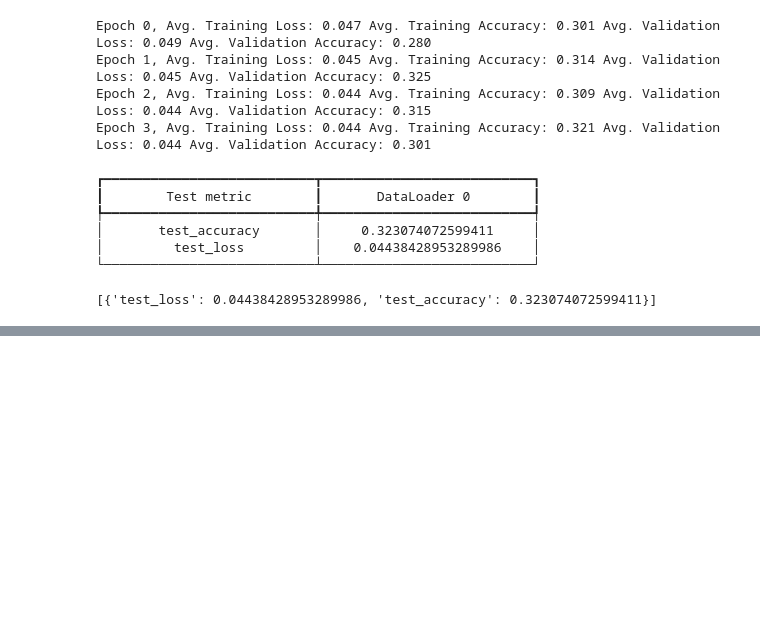
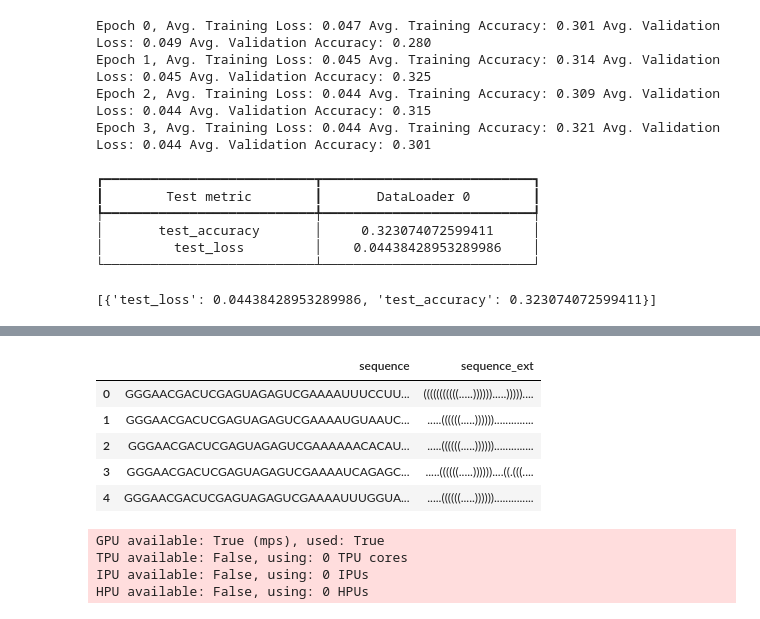
Before and after one commit to dkqp/Kaggle, a Jupyter notebook: notebooks/rna_folding.ipynb, the cells around one changed output, grey strips where cells are left out. Cells and saved outputs as stored; diff of their text form; code cells hidden in the pictures; blank space fills up the shorter version.

```diff
--- a/notebooks/rna_folding.ipynb
+++ b/notebooks/rna_folding.ipynb
@@ -305,0 +377,79 @@ Epoch 3, Avg. Training Loss: 90.083 Avg. Validation Loss: 90.189
+# %%
+test_extracted_pd = pd.read_csv(TEST_DATA_EXT_PATH)
+test_extracted_pd.head()
+# %% [output]
+|  | sequence | sequence_ext |
+| 0 | GGGAACGACUCGAGUAGAGUCGAAAAUUUCCUU... | (((((((((((.....)))))).....))))).... |
+| 1 | GGGAACGACUCGAGUAGAGUCGAAAAUGUAAUC... | .....((((((.....)))))).............. |
+| 2 | GGGAACGACUCGAGUAGAGUCGAAAAAACACAU... | .....((((((.....)))))).............. |
+| 3 | GGGAACGACUCGAGUAGAGUCGAAAAUCAGAGC... | .....((((((.....))))))....((.(((.... |
+| 4 | GGGAACGACUCGAGUAGAGUCGAAAAUUUGGUA... | .....((((((.....)))))).............. |
+# %%
+import lightning.pytorch as pl
+
+import sys
+sys.path.append('..')
+
+from python_scripts.transformers.dataset import RNADataset_3
+from python_scripts.transformers.dataset import RNADataModule
+from python_scripts.transformers.task import RNATask
+
+rna_extracted_dataset = RNADataset_3(
+    data_ext = test_extracted_pd,
+    vocab=pd.read_csv('../data/RNA folding/vocab.csv'),
+    max_len=512
+)
+
+rna_datamodule = RNADataModule(rna_dataset, predict_dataset=rna_extracted_dataset, batch_size=8)
+
+def rna_mae_loss(x: torch.tensor, y: torch.tensor, ignore_index=-100):
+    not_ignore = y != ignore_index
+    return torch.abs(x[not_ignore] - y[not_ignore]).mean()
+
+# rna_optimizer = torch.optim.Adam(RNA_model.parameters(), 1e-3)
+rna_optimizer = torch.optim.SGD(RNA_model.parameters(), 1e-3, 0.9)
+# rna_scheduler = torch.optim.lr_scheduler.CosineAnnealingLR(
+#     rna_optimizer,
+#     T_max=5,
+#     eta_min=1e-4,
+#     verbose=True,
+# )
+# rna_scheduler = torch.optim.lr_scheduler.MultiStepLR(
+#     rna_optimizer,
+#     [4, 7, 10, 13, 16, 19],
+#     verbose=True,
+#     gamma=0.3
+# )
+# rna_scheduler = torch.optim.lr_scheduler.CyclicLR(
+#     optimizer=rna_optimizer,
+#     base_lr=1e-6,
+#     max_lr=1e-3,
+#     step_size_up=3000,
+#     step_size_down=7000,
+#     verbose=True
+# )
+rna_scheduler = torch.optim.lr_scheduler.OneCycleLR(
+    optimizer=rna_optimizer,
+    max_lr=1e-3,
+    steps_per_epoch=100,
+    epochs=5,
+    div_factor=1e2,
+    verbose=False
+)
+
+rna_task = RNATask.load_from_checkpoint(
+    checkpoint_path='./lightning_logs/Small_set_5epochs/checkpoints/epoch=4-step=500.ckpt',
+    model=RNA_model,
+    loss_fn=rna_mae_loss,
+    optimizer=rna_optimizer,
+    scheduler=rna_scheduler,
+)
+
+trainer = pl.Trainer()
+
+trainer.predict(rna_task, datamodule=rna_datamodule, return_predictions=False)
+# %% [output]
+GPU available: True (mps), used: True
+TPU available: False, using: 0 TPU cores
+IPU available: False, using: 0 IPUs
+HPU available: False, using: 0 HPUs
```
Also changed, not shown: parts of 15 cells of this notebook, 7 other files.
